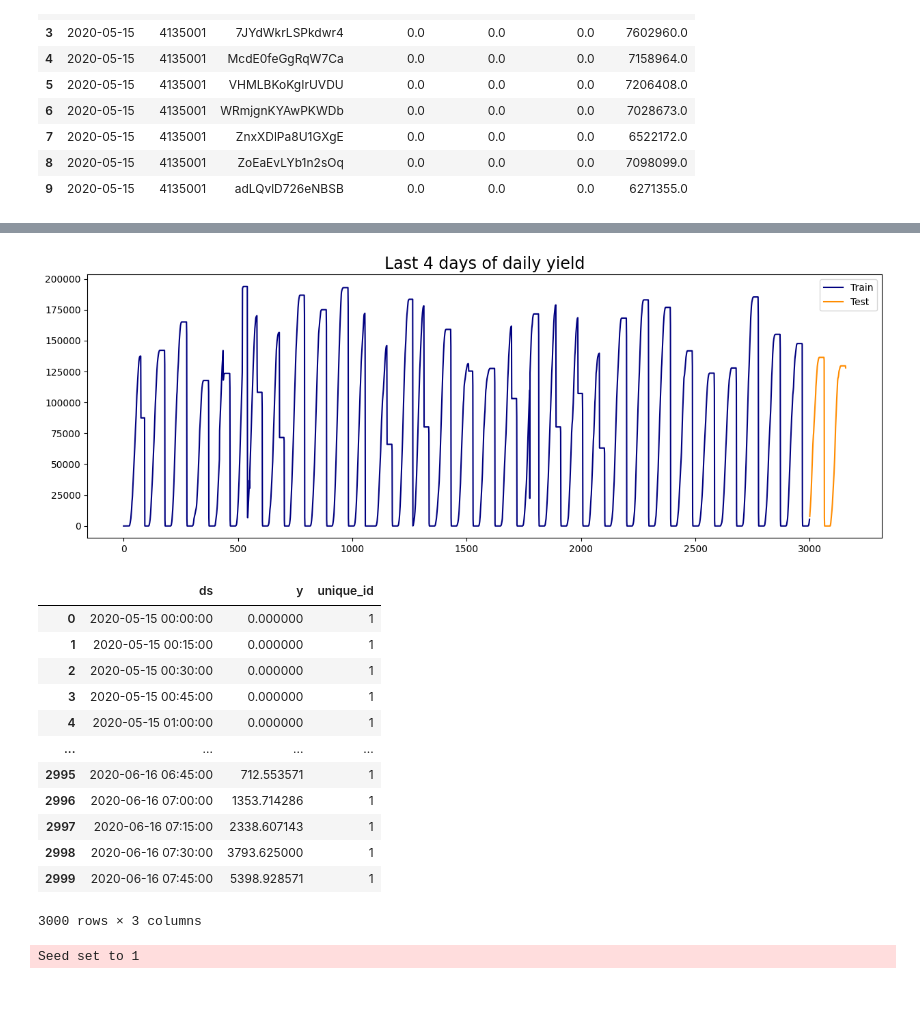
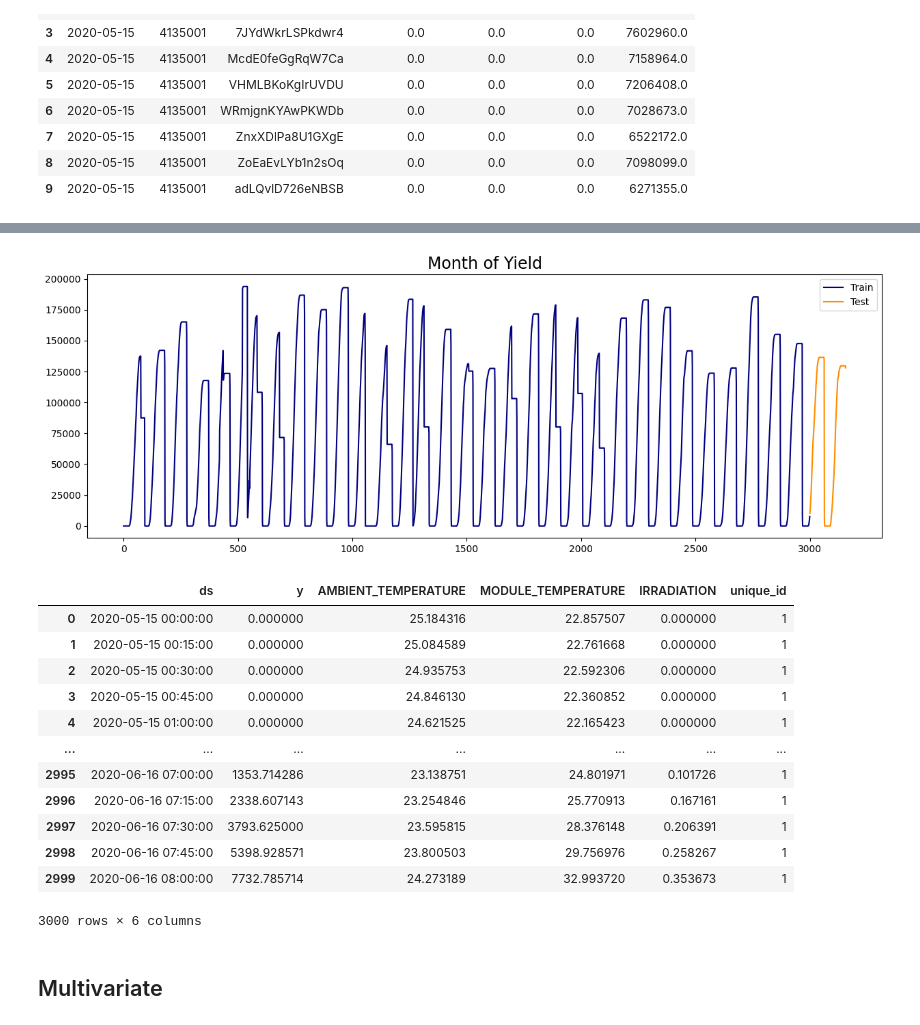
Before and after one commit to jhivandebenoit/Ensemble-Forecasting, a Jupyter notebook: neuralforecast.ipynb, the cells around one changed output, grey strips where cells are left out. Cells and saved outputs as stored; diff of their text form; code cells hidden in the pictures; blank space fills up the shorter version.

```diff
--- a/neuralforecast.ipynb
+++ b/neuralforecast.ipynb
@@ -115,3 +47,6 @@ gen_1.head(10)
 | 7 | 2020-05-15 | 4135001 | ZnxXDlPa8U1GXgE | 0.0 | 0.0 | 0.0 | 6522172.0 |
 | 8 | 2020-05-15 | 4135001 | ZoEaEvLYb1n2sOq | 0.0 | 0.0 | 0.0 | 7098099.0 |
 | 9 | 2020-05-15 | 4135001 | adLQvlD726eNBSB | 0.0 | 0.0 | 0.0 | 6271355.0 |
+# %%
+merged_df = pd.merge(gen_1, sens_1, on='DATE_TIME')
+merged_df
@@ -146,0 +101,11 @@ dtype: int64
+# %%
+multivariate_df = merged_df.groupby('DATE_TIME').agg({
+    'DAILY_YIELD': 'sum',
+    'AMBIENT_TEMPERATURE': 'mean',
+    'MODULE_TEMPERATURE': 'mean',
+    'IRRADIATION': 'mean'
+}).reset_index()
+multivariate_df.rename(columns={'DAILY_YIELD': 'y', 'DATE_TIME': 'ds'}, inplace=True)
+
+multivariate_df['unique_id'] = 1
+multivariate_df.head()
@@ -147,37 +119,29 @@ dtype: int64
 # %%
-train=pred_gen[:3000]
-test=pred_gen[3000:]
+train=multivariate_df[:3000]
+test=multivariate_df[3000:]
 plt.figure(figsize=(15,5))
 plt.plot(train['y'],label='Train',color='navy')
 plt.plot(test['y'],label='Test',color='darkorange')
-plt.title('Last 4 days of daily yield',fontsize=17)
+plt.title('Month of Yield',fontsize=17)
 plt.legend()
 plt.show()
 # %% [output]
-[figure, old version]
+[figure, new version]
 # %%
 train
 # %% [output]
-|  | ds | y | unique_id |
-| 0 | 2020-05-15 00:00:00 | 0.000000 | 1 |
-| 1 | 2020-05-15 00:15:00 | 0.000000 | 1 |
-| 2 | 2020-05-15 00:30:00 | 0.000000 | 1 |
-| 3 | 2020-05-15 00:45:00 | 0.000000 | 1 |
-| 4 | 2020-05-15 01:00:00 | 0.000000 | 1 |
-| ... | ... | ... | ... |
-| 2995 | 2020-06-16 06:45:00 | 712.553571 | 1 |
-| 2996 | 2020-06-16 07:00:00 | 1353.714286 | 1 |
-| 2997 | 2020-06-16 07:15:00 | 2338.607143 | 1 |
-| 2998 | 2020-06-16 07:30:00 | 3793.625000 | 1 |
-| 2999 | 2020-06-16 07:45:00 | 5398.928571 | 1 |
+|  | ds | y | AMBIENT_TEMPERATURE | MODULE_TEMPERATURE | IRRADIATION | unique_id |
+| 0 | 2020-05-15 00:00:00 | 0.000000 | 25.184316 | 22.857507 | 0.000000 | 1 |
+| 1 | 2020-05-15 00:15:00 | 0.000000 | 25.084589 | 22.761668 | 0.000000 | 1 |
+| 2 | 2020-05-15 00:30:00 | 0.000000 | 24.935753 | 22.592306 | 0.000000 | 1 |
+| 3 | 2020-05-15 00:45:00 | 0.000000 | 24.846130 | 22.360852 | 0.000000 | 1 |
+| 4 | 2020-05-15 01:00:00 | 0.000000 | 24.621525 | 22.165423 | 0.000000 | 1 |
+| ... | ... | ... | ... | ... | ... | ... |
+| 2995 | 2020-06-16 07:00:00 | 1353.714286 | 23.138751 | 24.801971 | 0.101726 | 1 |
+| 2996 | 2020-06-16 07:15:00 | 2338.607143 | 23.254846 | 25.770913 | 0.167161 | 1 |
+| 2997 | 2020-06-16 07:30:00 | 3793.625000 | 23.595815 | 28.376148 | 0.206391 | 1 |
+| 2998 | 2020-06-16 07:45:00 | 5398.928571 | 23.800503 | 29.756976 | 0.258267 | 1 |
+| 2999 | 2020-06-16 08:00:00 | 7732.785714 | 24.273189 | 32.993720 | 0.353673 | 1 |
-3000 rows × 3 columns
+3000 rows × 6 columns
-# %%
-from neuralforecast.models import NBEATS,RNN,LSTM
-
-
-models = [NBEATS(input_size=48, h=48, max_steps=50)]
-nf = NeuralForecast(models=models, freq='H')
-nf.fit(df=train)
-Y_hat_df = nf.predict()
-# %% [output]
-Seed set to 1
+# %% [markdown]
+## Multivariate
```
Also changed, not shown: parts of 22 cells of this notebook, 2 other files.
